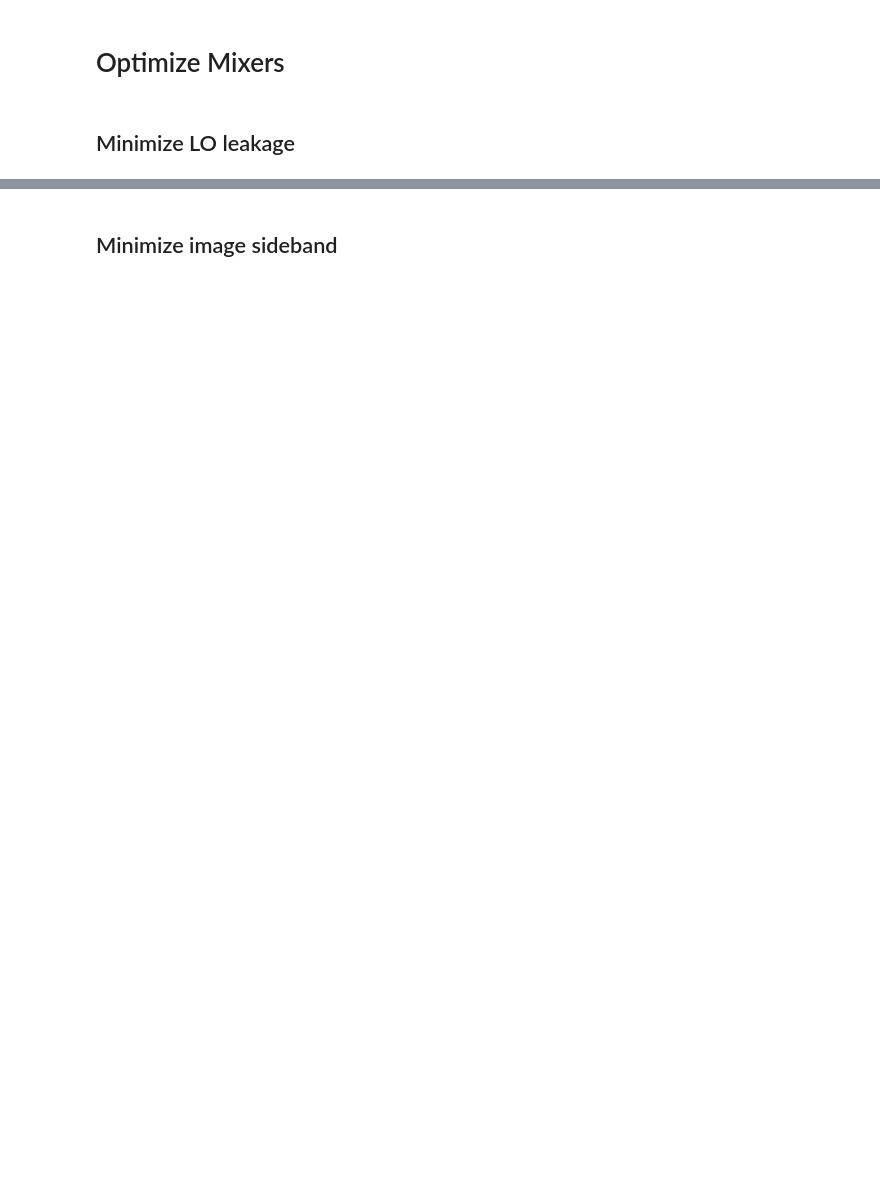
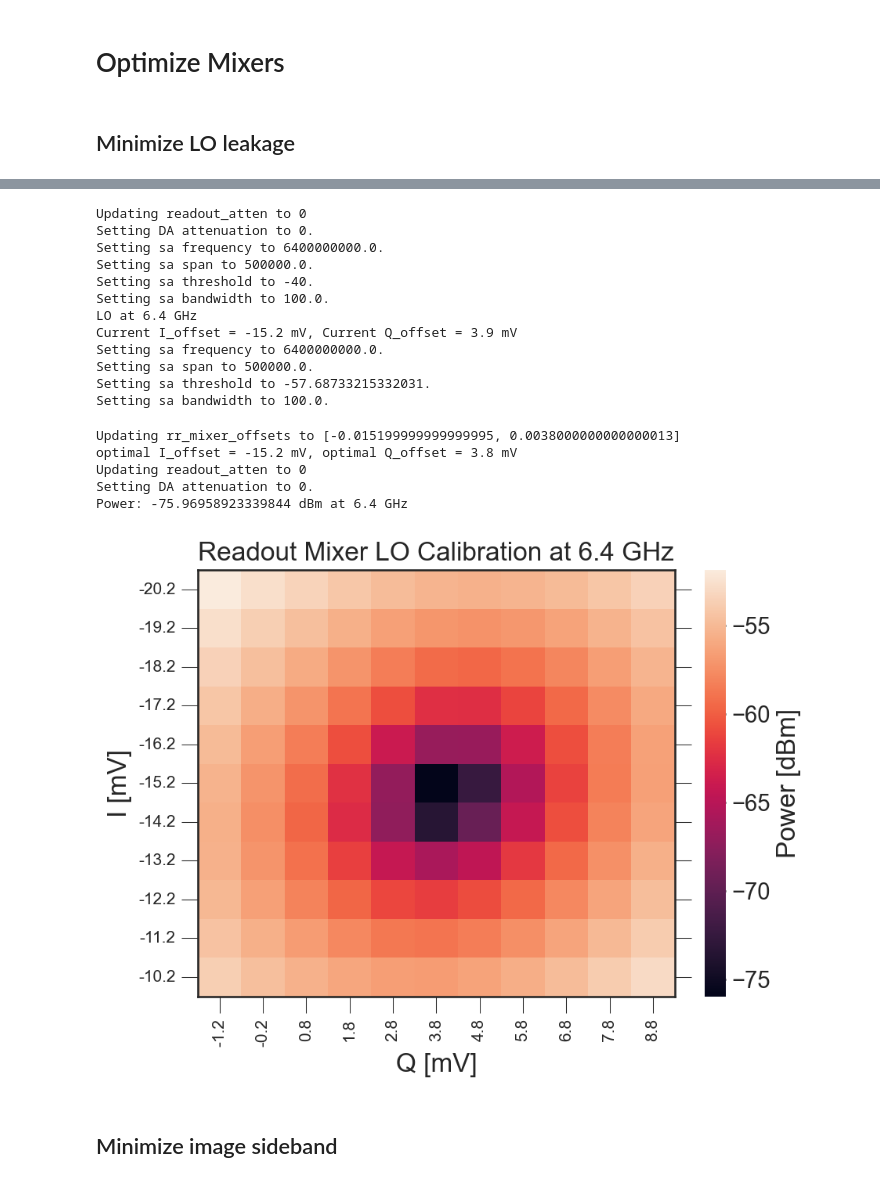
Before and after one commit to LFL-Lab/Dissipator, a Jupyter notebook: darpa_measurements.ipynb, the cells around one changed output, grey strips where cells are left out. Drawn from its saved outputs; the diff is of its cells as text; code cells hidden in the pictures; blank space fills up the shorter version.

```diff
--- a/darpa_measurements.ipynb
+++ b/darpa_measurements.ipynb
@@ -89,5 +107,24 @@ Power: -95.830078125 dBm at 7.6 GHz
 # %%
-qb.opt_lo_leakage(mode='fine',element='rr',sa_span=0.5e6,threshold=-50,plot=True)
+qb.opt_lo_leakage(mode='coarse',element='rr',sa_span=0.5e6,threshold=-40,plot=True)
+# %% [output]
+Updating readout_atten to 0
+Setting DA attenuation to 0.
+Setting sa frequency to 6400000000.0.
+Setting sa span to 500000.0.
+Setting sa threshold to -40.
+Setting sa bandwidth to 100.0.
+LO at 6.4 GHz
+Current I_offset = -15.2 mV, Current Q_offset = 3.9 mV
+Setting sa frequency to 6400000000.0.
+Setting sa span to 500000.0.
+Setting sa threshold to -57.68733215332031.
+Setting sa bandwidth to 100.0.
+Updating rr_mixer_offsets to [-0.015199999999999995, 0.0038000000000000013]
+optimal I_offset = -15.2 mV, optimal Q_offset = 3.8 mV
+Updating readout_atten to 0
+Setting DA attenuation to 0.
+Power: -75.96958923339844 dBm at 6.4 GHz
+[figure, added]
 # %% [markdown]
 ## Minimize image sideband
 # %%
```
Also changed, not shown: parts of 25 cells of this notebook, 18 other files.
